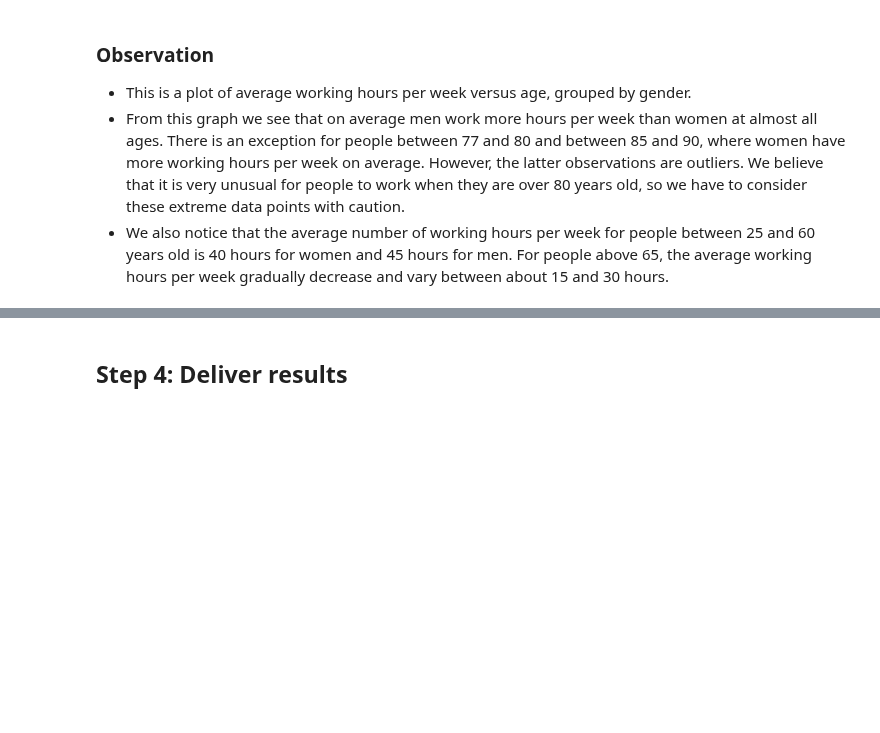
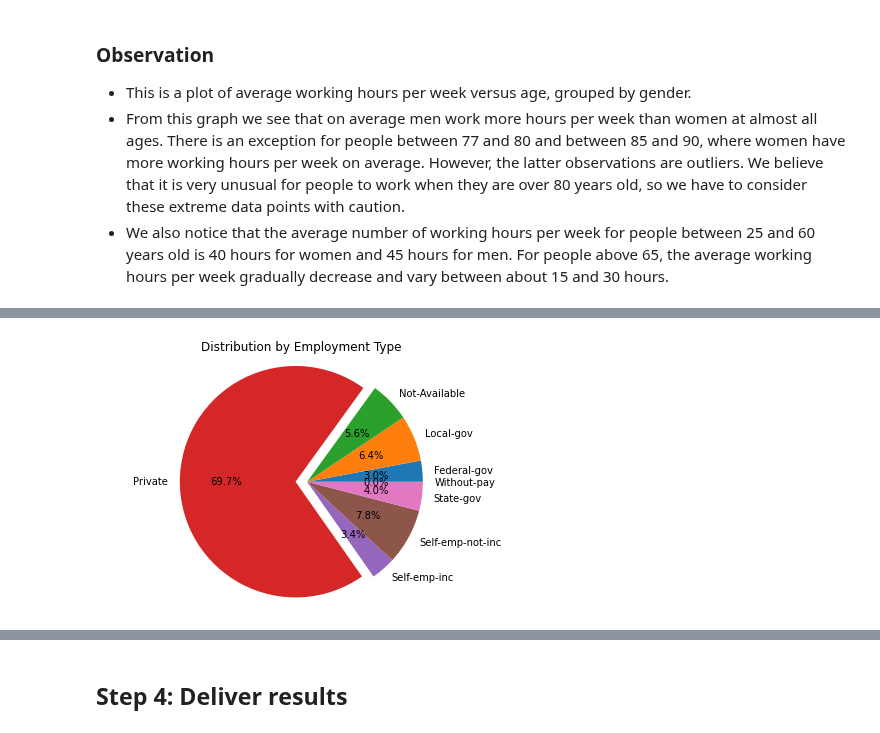
Before and after one commit to markerickson314/project-one, a Jupyter notebook: Jeanine.ipynb, the cells around one changed output, grey strips where cells are left out. Drawn from its saved outputs; the diff is of its cells as text; code cells hidden in the pictures; blank space fills up the shorter version.

```diff
--- a/Jeanine.ipynb
+++ b/Jeanine.ipynb
@@ -1554,0 +1598,10 @@ plt.show()
+# %%
+# Use Pandas to generate a pie plot showing the distribution of workclass
+explode = (0, 0, 0, 0.1, 0, 0, 0, 0)
+plt.pie(workclass_summary["age"], labels=workclass_summary["workclass"], explode=explode, autopct='%1.1f%%')
+plt.title("Distribution by Employment Type")
+plt.axis("equal")
+plt.tight_layout()
+plt.show()
+# %% [output]
+[figure, added]
```
Also changed, not shown: parts of 25 cells of this notebook.
